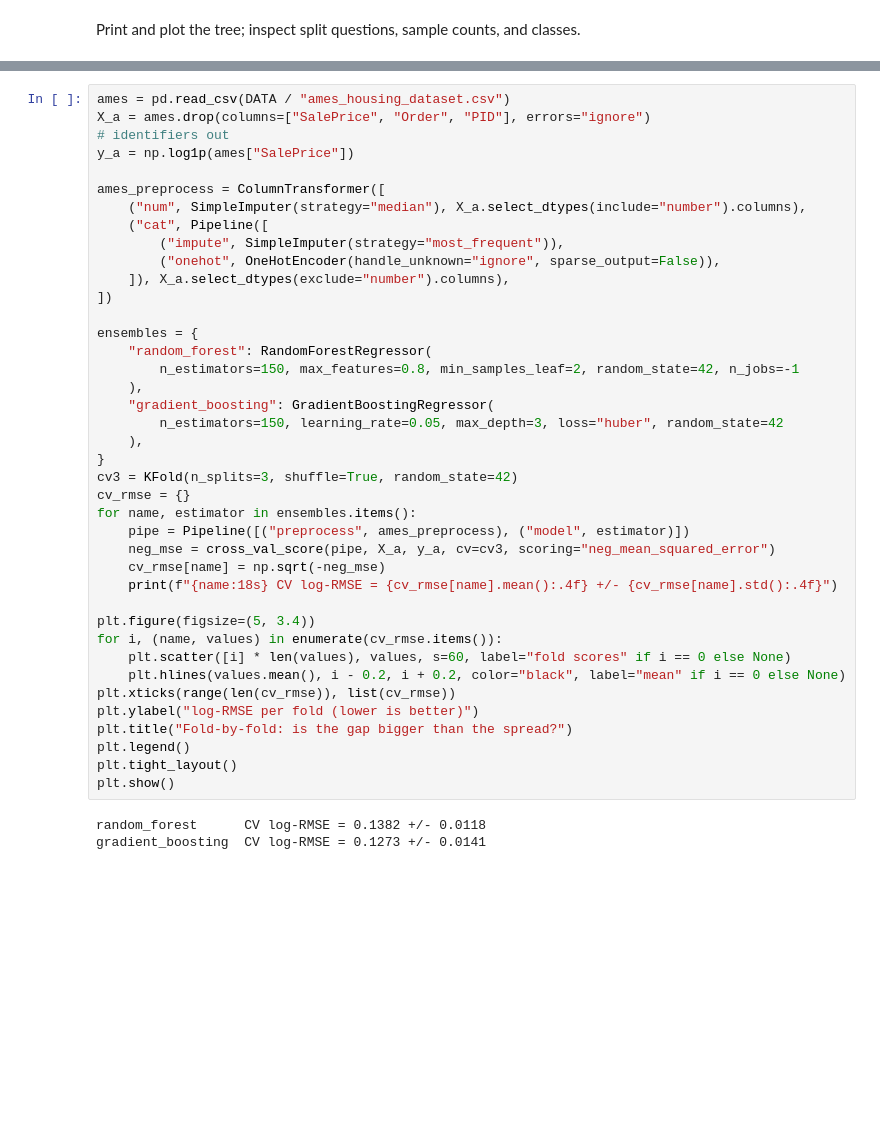
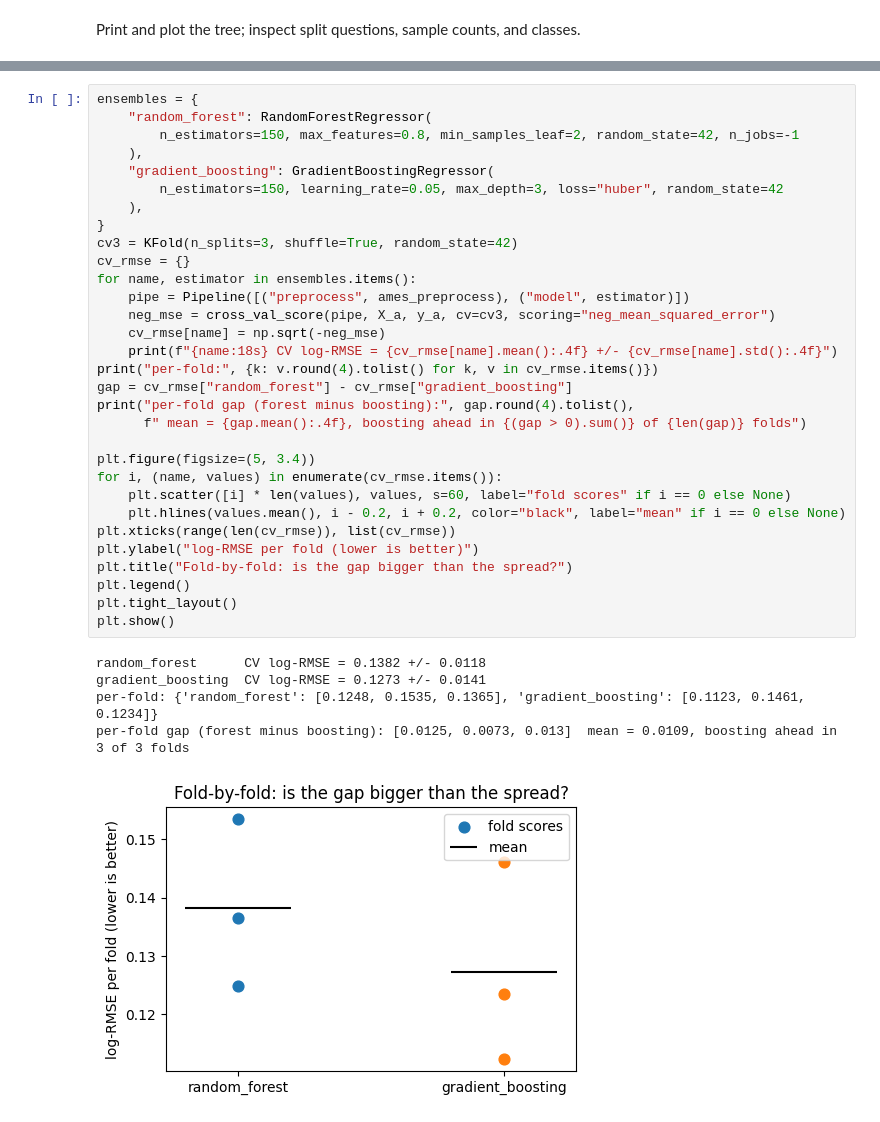
Before and after one commit to azrainnn/Machine-Learning-Labs, a Jupyter notebook: all_experiments/ML Lab 3/ML_Lab3.ipynb, the cells around one changed output, grey strips where cells are left out. Drawn from its saved outputs; the diff is of its cells as text; blank space fills up the shorter version.

```diff
--- a/all_experiments/ML Lab 3/ML_Lab3.ipynb
+++ b/all_experiments/ML Lab 3/ML_Lab3.ipynb
@@ -238,43 +311,37 @@ Model log(1 + price) from Ames Housing's mixed-type features. Compare random for
 # %%
-ames = pd.read_csv(DATA / "ames_housing_dataset.csv")
-X_a = ames.drop(columns=["SalePrice", "Order", "PID"], errors="ignore")
-# identifiers out
-y_a = np.log1p(ames["SalePrice"])
-
-ames_preprocess = ColumnTransformer([
-    ("num", SimpleImputer(strategy="median"), X_a.select_dtypes(include="number").columns),
-    ("cat", Pipeline([
-        ("impute", SimpleImputer(strategy="most_frequent")),
-        ("onehot", OneHotEncoder(handle_unknown="ignore", sparse_output=False)),
-    ]), X_a.select_dtypes(exclude="number").columns),
-])
-
 ensembles = {
     "random_forest": RandomForestRegressor(
         n_estimators=150, max_features=0.8, min_samples_leaf=2, random_state=42, n_jobs=-1
     ),
     "gradient_boosting": GradientBoostingRegressor(
         n_estimators=150, learning_rate=0.05, max_depth=3, loss="huber", random_state=42
     ),
 }
 cv3 = KFold(n_splits=3, shuffle=True, random_state=42)
 cv_rmse = {}
 for name, estimator in ensembles.items():
     pipe = Pipeline([("preprocess", ames_preprocess), ("model", estimator)])
     neg_mse = cross_val_score(pipe, X_a, y_a, cv=cv3, scoring="neg_mean_squared_error")
     cv_rmse[name] = np.sqrt(-neg_mse)
     print(f"{name:18s} CV log-RMSE = {cv_rmse[name].mean():.4f} +/- {cv_rmse[name].std():.4f}")
+print("per-fold:", {k: v.round(4).tolist() for k, v in cv_rmse.items()})
+gap = cv_rmse["random_forest"] - cv_rmse["gradient_boosting"]
+print("per-fold gap (forest minus boosting):", gap.round(4).tolist(),
+      f" mean = {gap.mean():.4f}, boosting ahead in {(gap > 0).sum()} of {len(gap)} folds")
 
 plt.figure(figsize=(5, 3.4))
 for i, (name, values) in enumerate(cv_rmse.items()):
     plt.scatter([i] * len(values), values, s=60, label="fold scores" if i == 0 else None)
     plt.hlines(values.mean(), i - 0.2, i + 0.2, color="black", label="mean" if i == 0 else None)
 plt.xticks(range(len(cv_rmse)), list(cv_rmse))
 plt.ylabel("log-RMSE per fold (lower is better)")
 plt.title("Fold-by-fold: is the gap bigger than the spread?")
 plt.legend()
 plt.tight_layout()
 plt.show()
 # %% [output]
 random_forest      CV log-RMSE = 0.1382 +/- 0.0118
 gradient_boosting  CV log-RMSE = 0.1273 +/- 0.0141
+per-fold: {'random_forest': [0.1248, 0.1535, 0.1365], 'gradient_boosting': [0.1123, 0.1461, 0.1234]}
+per-fold gap (forest minus boosting): [0.0125, 0.0073, 0.013]  mean = 0.0109, boosting ahead in 3 of 3 folds
+[figure, added]
```
Also changed, not shown: parts of 53 cells of this notebook, 4 other files.
